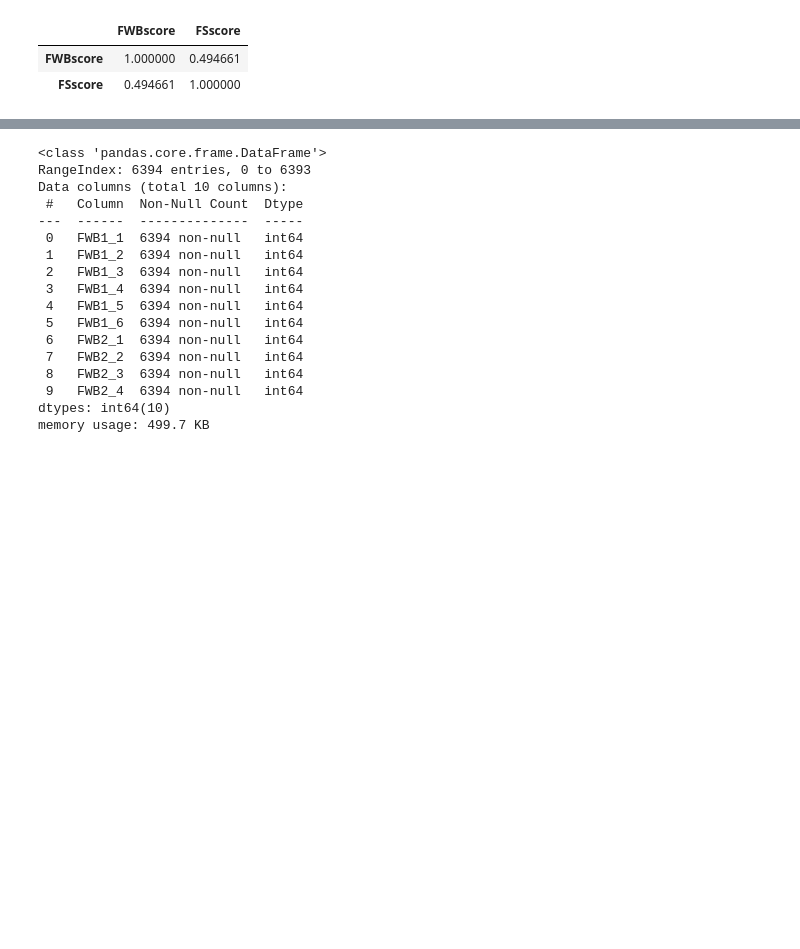
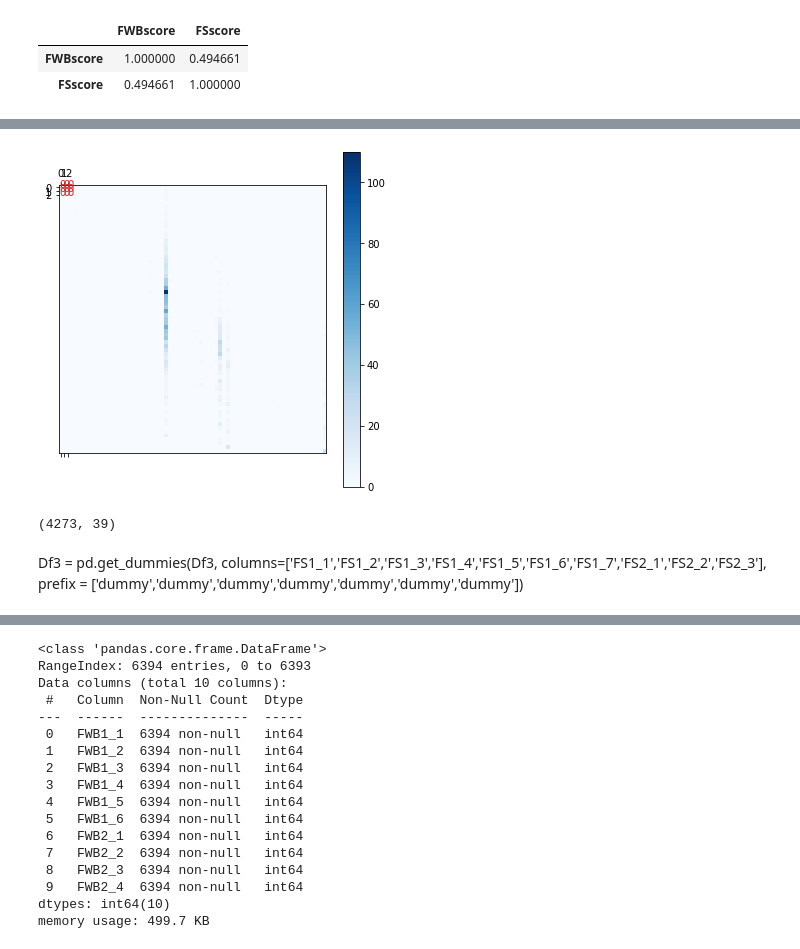
Before and after one commit to williamreid2020/4301, a Jupyter notebook: NFWB.ipynb, the cells around one changed output, grey strips where cells are left out. Cells and saved outputs as stored; diff of their text form; code cells hidden in the pictures; blank space fills up the shorter version.

```diff
--- a/NFWB.ipynb
+++ b/NFWB.ipynb
@@ -189,0 +161,4 @@ print(Df3_train.shape)
+# %%
+x = Df3_train[['FS1_1','FS1_2','FS1_3','FS1_4','FS1_5','FS1_6','FS1_7','FS2_1','FS2_2','FS2_3']]
+
+x_test = Df3_test[['FS1_1','FS1_2','FS1_3','FS1_4','FS1_5','FS1_6','FS1_7','FS2_1','FS2_2','FS2_3']]
@@ -189,0 +167,7 @@ print(Df3_train.shape)
+# %%
+y = Df3_train['FSscore']
+y_test = Df3_test['FSscore']
+# %%
+from sklearn.naive_bayes import MultinomialNB
+nb_model = MultinomialNB() # default params - MultinomialNB(alpha=1.0, class_prior=None, fit_prior=True)
+nb_model.fit(x, y)
@@ -190 +205,20 @@ print(Df3_train.shape)
+# %%
+from sklearn.metrics import confusion_matrix
+import matplotlib.pyplot as plt
+
+def plot_confusion_matrix(Y_test, Y_preds):
+    conf_mat = confusion_matrix(Y_test, Y_preds)
+    #print(conf_mat)
+    fig = plt.figure(figsize=(6,6))
+    plt.matshow(conf_mat, cmap=plt.cm.Blues, fignum=1)
+    plt.yticks(range(3), range(3))
+    plt.xticks(range(3), range(3))
+    plt.colorbar();
+    for i in range(3):
+        for j in range(3):
+            plt.text(i-0.2,j+0.1, str(conf_mat[j, i]), color='tab:red')
+# %%
+plot_confusion_matrix(y_test, nb_model.predict(x_test))
+# %% [output]
+[figure, added]
 # %%
@@ -192,5 +226,11 @@ x = Df3_train[['FS1_1','FS1_2','FS1_3','FS1_4','FS1_5','FS1_6','FS1_7']]
 # %%
 y = Df3_test[['FSscore']]
+# %%
+Df3_train.shape
+# %% [output]
+(4273, 39)
+# %% [markdown]
+Df3 = pd.get_dummies(Df3, columns=['FS1_1','FS1_2','FS1_3','FS1_4','FS1_5','FS1_6','FS1_7','FS2_1','FS2_2','FS2_3'], prefix = ['dummy','dummy','dummy','dummy','dummy','dummy','dummy'])
 # %%
 cart01 = DecisionTreeClassifier(criterion = "gini", max_leaf_nodes=5).fit(x,y)
 c50_01 = DecisionTreeClassifier(criterion="entropy",max_leaf_nodes=5).fit(x,y)
```
Also changed, not shown: parts of 22 cells of this notebook.
